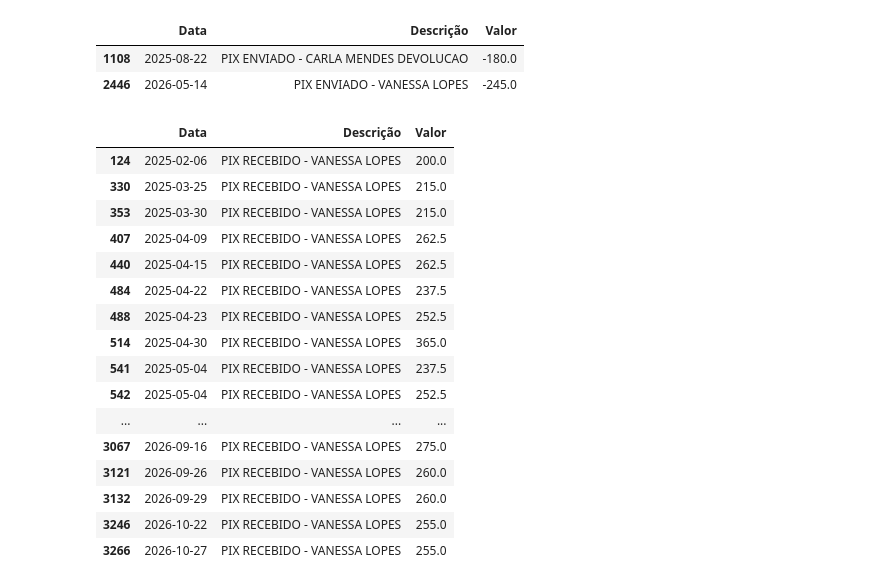
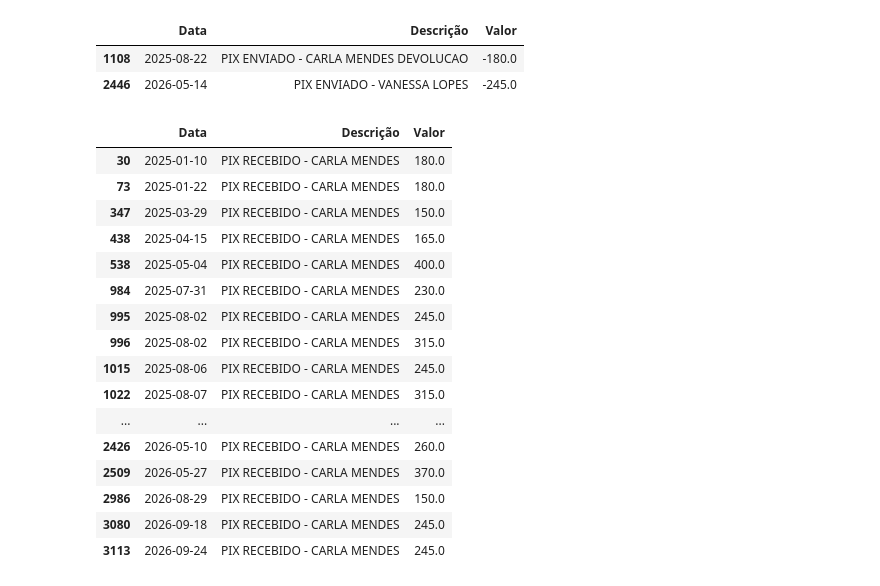
Before and after one commit to Le-Costa/Analise_financeira_confeitaria, a Jupyter notebook: notebooks/tabela de natureza.ipynb, the cells around one changed output. Saved outputs shown, nothing was run; the diff lists cells and outputs as text; code cells hidden in the pictures.

```diff
--- a/notebooks/tabela de natureza.ipynb
+++ b/notebooks/tabela de natureza.ipynb
@@ -453,23 +453,23 @@ display(ext[filtro][["Data", "Descrição", "Valor"]])
 | 1108 | 2025-08-22 | PIX ENVIADO - CARLA MENDES DEVOLUCAO | -180.0 |
 | 2446 | 2026-05-14 | PIX ENVIADO - VANESSA LOPES | -245.0 |
 # %%
-nome =  "VANESSA LOPES"
+nome =  "CARLA MENDES"
 display(ext[ext["contraparte"].str.contains(nome, na=False)][["Data", "Descrição", "Valor"]])
 # %% [output]
 |  | Data | Descrição | Valor |
-| 124 | 2025-02-06 | PIX RECEBIDO - VANESSA LOPES | 200.0 |
-| 330 | 2025-03-25 | PIX RECEBIDO - VANESSA LOPES | 215.0 |
-| 353 | 2025-03-30 | PIX RECEBIDO - VANESSA LOPES | 215.0 |
-| 407 | 2025-04-09 | PIX RECEBIDO - VANESSA LOPES | 262.5 |
-| 440 | 2025-04-15 | PIX RECEBIDO - VANESSA LOPES | 262.5 |
-| 484 | 2025-04-22 | PIX RECEBIDO - VANESSA LOPES | 237.5 |
-| 488 | 2025-04-23 | PIX RECEBIDO - VANESSA LOPES | 252.5 |
-| 514 | 2025-04-30 | PIX RECEBIDO - VANESSA LOPES | 365.0 |
-| 541 | 2025-05-04 | PIX RECEBIDO - VANESSA LOPES | 237.5 |
-| 542 | 2025-05-04 | PIX RECEBIDO - VANESSA LOPES | 252.5 |
+| 30 | 2025-01-10 | PIX RECEBIDO - CARLA MENDES | 180.0 |
+| 73 | 2025-01-22 | PIX RECEBIDO - CARLA MENDES | 180.0 |
+| 347 | 2025-03-29 | PIX RECEBIDO - CARLA MENDES | 150.0 |
+| 438 | 2025-04-15 | PIX RECEBIDO - CARLA MENDES | 165.0 |
+| 538 | 2025-05-04 | PIX RECEBIDO - CARLA MENDES | 400.0 |
+| 984 | 2025-07-31 | PIX RECEBIDO - CARLA MENDES | 230.0 |
+| 995 | 2025-08-02 | PIX RECEBIDO - CARLA MENDES | 245.0 |
+| 996 | 2025-08-02 | PIX RECEBIDO - CARLA MENDES | 315.0 |
+| 1015 | 2025-08-06 | PIX RECEBIDO - CARLA MENDES | 245.0 |
+| 1022 | 2025-08-07 | PIX RECEBIDO - CARLA MENDES | 315.0 |
 | ... | ... | ... | ... |
-| 3067 | 2026-09-16 | PIX RECEBIDO - VANESSA LOPES | 275.0 |
-| 3121 | 2026-09-26 | PIX RECEBIDO - VANESSA LOPES | 260.0 |
-| 3132 | 2026-09-29 | PIX RECEBIDO - VANESSA LOPES | 260.0 |
-| 3246 | 2026-10-22 | PIX RECEBIDO - VANESSA LOPES | 255.0 |
-| 3266 | 2026-10-27 | PIX RECEBIDO - VANESSA LOPES | 255.0 |
+| 2426 | 2026-05-10 | PIX RECEBIDO - CARLA MENDES | 260.0 |
+| 2509 | 2026-05-27 | PIX RECEBIDO - CARLA MENDES | 370.0 |
+| 2986 | 2026-08-29 | PIX RECEBIDO - CARLA MENDES | 150.0 |
+| 3080 | 2026-09-18 | PIX RECEBIDO - CARLA MENDES | 245.0 |
+| 3113 | 2026-09-24 | PIX RECEBIDO - CARLA MENDES | 245.0 |
```
Also changed, not shown: parts of 6 cells of this notebook, 2 other files.
